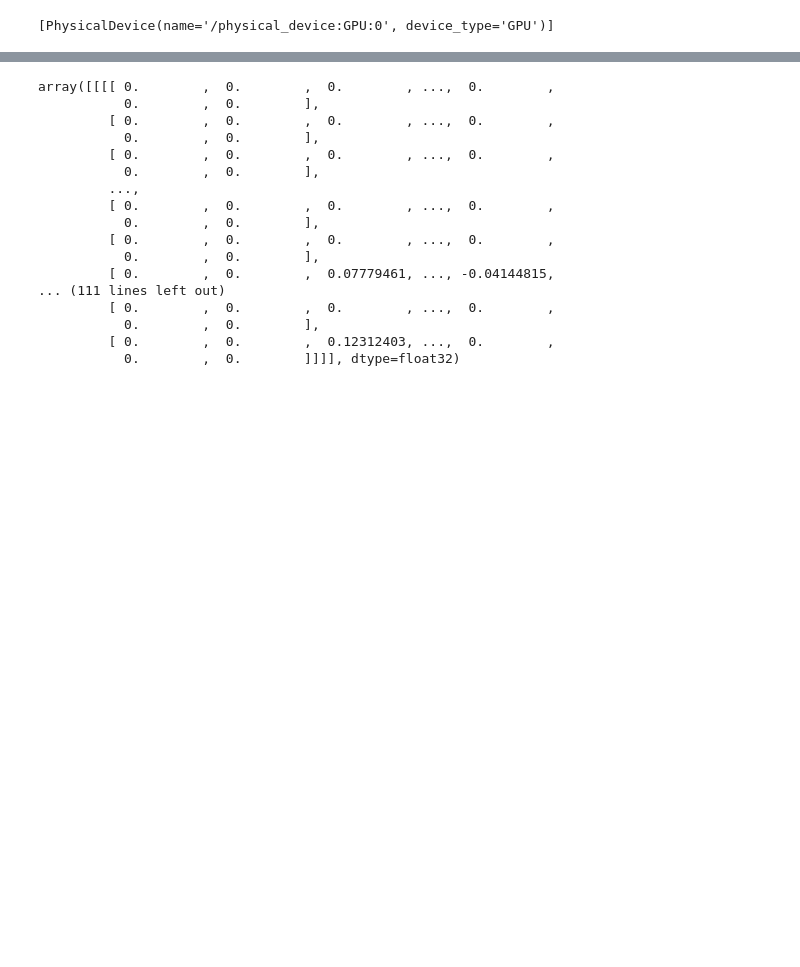
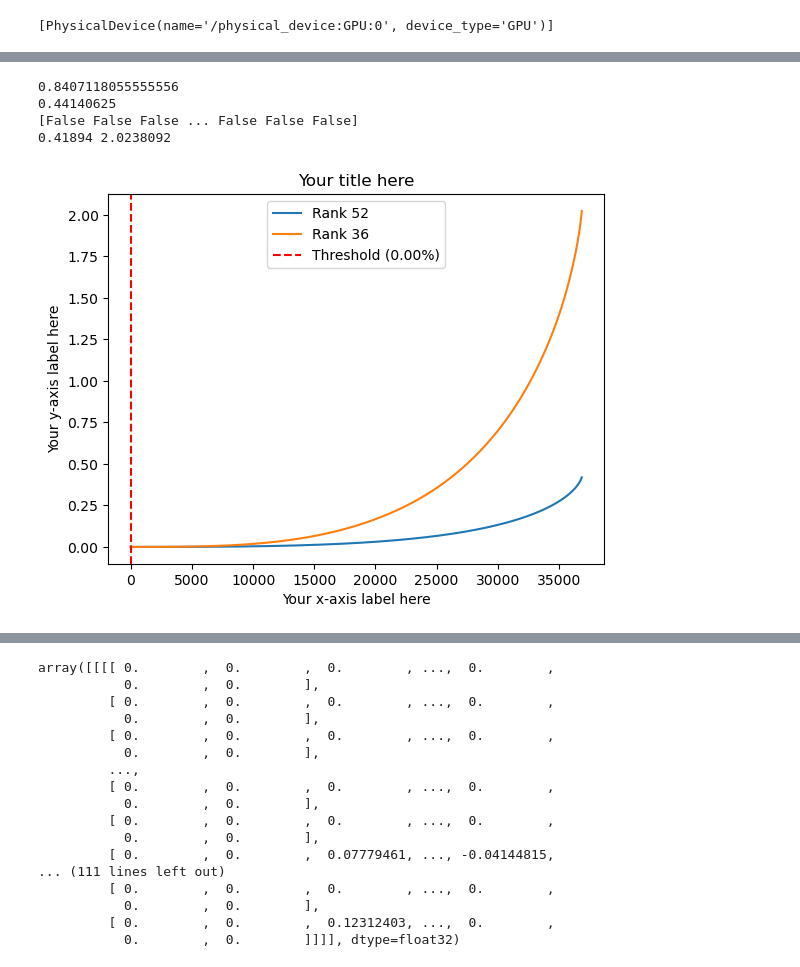
Before and after one commit to michaelpoluektov/tf-hybrid-pruning, a Jupyter notebook: cifar/Test.ipynb, the cells around one changed output, grey strips where cells are left out. Drawn from its saved outputs; the diff is of its cells as text; code cells hidden in the pictures; blank space fills up the shorter version.

```diff
--- a/cifar/Test.ipynb
+++ b/cifar/Test.ipynb
@@ -67,0 +273,35 @@ biasl = [
+# %%
+print(get_decomp_weight(l, [52, 52]) / get_weight(l))
+print(get_decomp_weight(l, [36, 36]) / get_weight(l))
+newk_52 = get_whatif(k, rank=52, spar=100)
+newk_36 = get_whatif(k, rank=36, spar=100)
+
+diff_52 = sorted(abs(newk_52-k).flatten()**2)
+diff_36 = sorted(abs(newk_36-k).flatten()**2)
+
+cumsum_52 = np.cumsum(diff_52)
+cumsum_36 = np.cumsum(diff_36)
+total_sum_36 = np.sum(diff_36)
+
+threshold_index = np.argmax(cumsum_52 > total_sum_36)
+print(cumsum_52 > total_sum_36)
+print(cumsum_52[-1], total_sum_36)
+threshold_percentage = (threshold_index / len(diff_52)) * 100
+
+plt.plot(cumsum_52, label="Rank 52")
+plt.plot(cumsum_36, label="Rank 36")
+
+plt.axvline(x=threshold_index, color='r', linestyle='--', label=f"Threshold ({threshold_percentage:.2f}%)")
+plt.legend()
+
+plt.title("Your title here")
+plt.xlabel("Your x-axis label here")
+plt.ylabel("Your y-axis label here")
+
+plt.show()
+# %% [output]
+0.8407118055555556
+0.44140625
+[False False False ... False False False]
+0.41894 2.0238092
+[figure, added]
```
Also changed, not shown: parts of 48 cells of this notebook, 7 other files.
